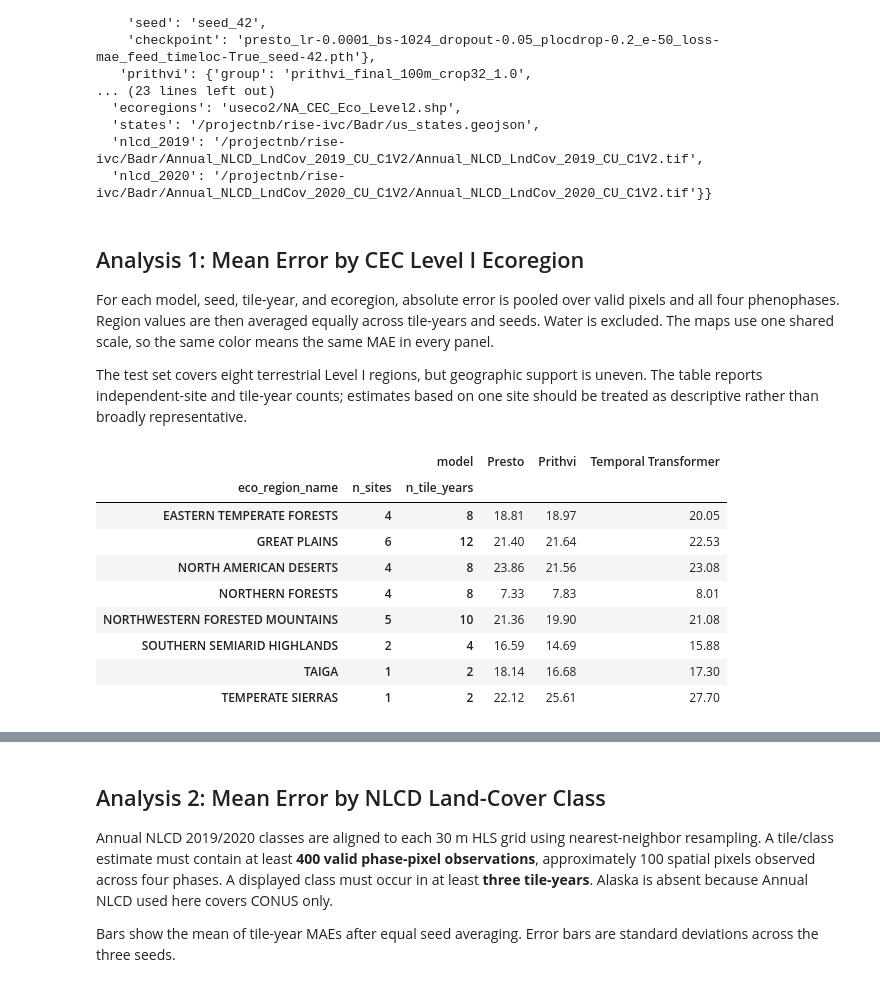
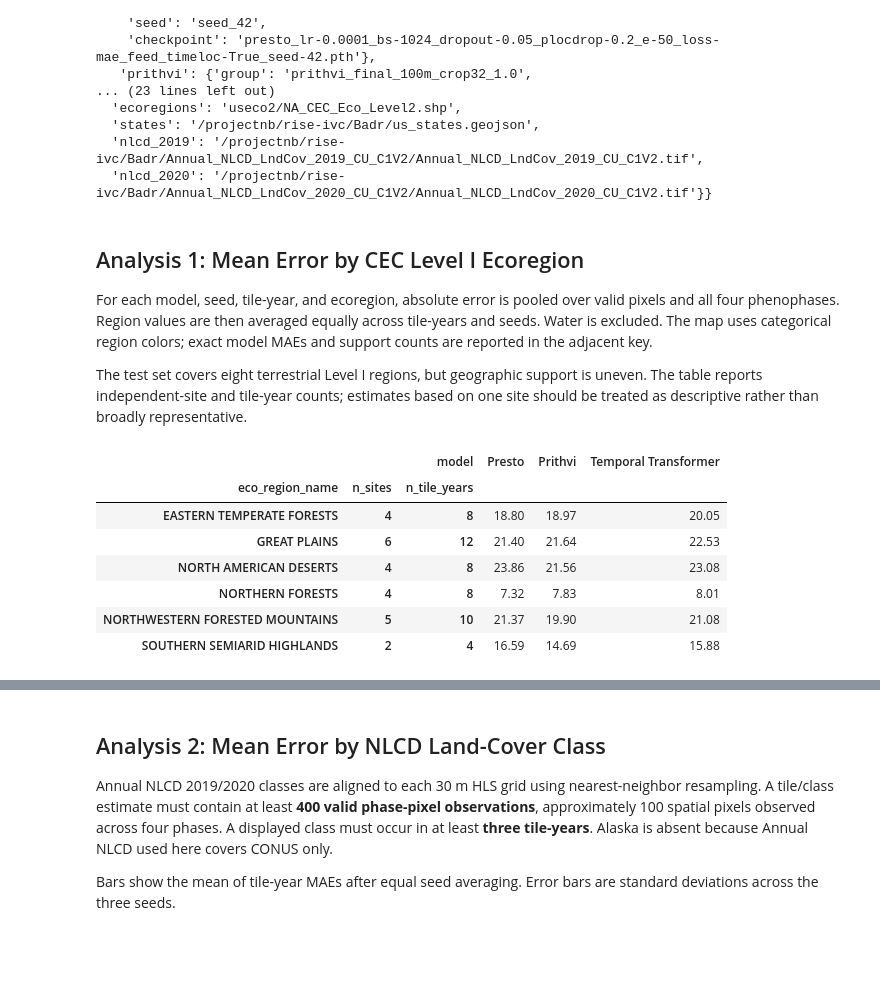
Before and after one commit to mqraitem/Phenology-FoundationModels, a Jupyter notebook: supportive-analysis/supportive_analysis.ipynb, the cells around one changed output, grey strips where cells are left out. Cells and saved outputs as stored; diff of their text form; code cells hidden in the pictures; blank space fills up the shorter version.

Commit message:
Revise ecoregion analysis figure

```diff
--- a/supportive-analysis/supportive_analysis.ipynb
+++ b/supportive-analysis/supportive_analysis.ipynb
@@ -35,10 +35,10 @@ from shapely.geometry import box
 
 from lib.stratified_analysis import summarize_seed_balanced
 
-CACHE_DIR = Path("data/stratified_analysis/m3-6-9-12")
-SMOOTH_DIR = Path("data/stratified_analysis/smoothness_metric_comparison")
-TILE_DIR = Path("student_test_tiles_m3-6-9-12/data/m3-6-9-12/test")
-IMAGE_DIR = Path("paper_latex/Images")
+CACHE_DIR = REPO_ROOT / "data/stratified_analysis/m3-6-9-12"
+SMOOTH_DIR = REPO_ROOT / "data/stratified_analysis/smoothness_metric_comparison"
+TILE_DIR = REPO_ROOT / "student_test_tiles_m3-6-9-12/data/m3-6-9-12/test"
+IMAGE_DIR = REPO_ROOT / "paper_latex/Images"
 IMAGE_DIR.mkdir(parents=True, exist_ok=True)
 
 MODEL_ORDER = ["temporal_transformer", "presto", "prithvi"]
@@ -89,41 +89,41 @@ manifest
 # %% [markdown]
 ## Analysis 1: Mean Error by CEC Level I Ecoregion
 
-For each model, seed, tile-year, and ecoregion, absolute error is pooled over valid pixels and all four phenophases. Region values are then averaged equally across tile-years and seeds. Water is excluded. The maps use one shared scale, so the same color means the same MAE in every panel.
+For each model, seed, tile-year, and ecoregion, absolute error is pooled over valid pixels and all four phenophases. Region values are then averaged equally across tile-years and seeds. Water is excluded. The map uses categorical region colors; exact model MAEs and support counts are reported in the adjacent key.
 
 The test set covers eight terrestrial Level I regions, but geographic support is uneven. The table reports independent-site and tile-year counts; estimates based on one site should be treated as descriptive rather than broadly representative.
 # %%
 eco_raw = pd.read_csv(CACHE_DIR / "ecoregion_tile_mae.csv")
 assert set(eco_raw["seed"]) == set(manifest["seeds"])
 assert set(eco_raw["model"]) == set(MODEL_ORDER)
 
 eco_summary = summarize_seed_balanced(
     eco_raw, ["model", "eco_region_l1_id", "eco_region_name"]
 )
 support = (
     eco_raw.groupby(["eco_region_l1_id", "eco_region_name"], as_index=False)
     .agg(n_sites=("site_id", "nunique"), n_tile_years=("tile_id", "nunique"))
 )
+supported_regions = support.loc[support["n_sites"] >= 2, "eco_region_l1_id"]
+eco_summary = eco_summary[eco_summary["eco_region_l1_id"].isin(supported_regions)].copy()
 eco_summary = eco_summary.drop(columns="n_tile_years").merge(
     support, on=["eco_region_l1_id", "eco_region_name"], how="left"
 )
 
 display(
     eco_summary.pivot(index=["eco_region_name", "n_sites", "n_tile_years"],
                       columns="model", values="mean")
     .rename(columns=MODEL_LABELS).round(2)
 )
 # %% [output]
 |  |  | model | Presto | Prithvi | Temporal Transformer |
 | eco_region_name | n_sites | n_tile_years |  |  |  |
-| EASTERN TEMPERATE FORESTS | 4 | 8 | 18.81 | 18.97 | 20.05 |
+| EASTERN TEMPERATE FORESTS | 4 | 8 | 18.80 | 18.97 | 20.05 |
 | GREAT PLAINS | 6 | 12 | 21.40 | 21.64 | 22.53 |
 | NORTH AMERICAN DESERTS | 4 | 8 | 23.86 | 21.56 | 23.08 |
-| NORTHERN FORESTS | 4 | 8 | 7.33 | 7.83 | 8.01 |
-| NORTHWESTERN FORESTED MOUNTAINS | 5 | 10 | 21.36 | 19.90 | 21.08 |
+| NORTHERN FORESTS | 4 | 8 | 7.32 | 7.83 | 8.01 |
+| NORTHWESTERN FORESTED MOUNTAINS | 5 | 10 | 21.37 | 19.90 | 21.08 |
 | SOUTHERN SEMIARID HIGHLANDS | 2 | 4 | 16.59 | 14.69 | 15.88 |
-| TAIGA | 1 | 2 | 18.14 | 16.68 | 17.30 |
-| TEMPERATE SIERRAS | 1 | 2 | 22.12 | 25.61 | 27.70 |
 # %%
 regions = gpd.read_file(CACHE_DIR / "ecoregion_l1_us.geojson")
 states = gpd.read_file(CACHE_DIR / "us_states.geojson")
```
Also changed, not shown: parts of 4 cells of this notebook, 1 other file.
